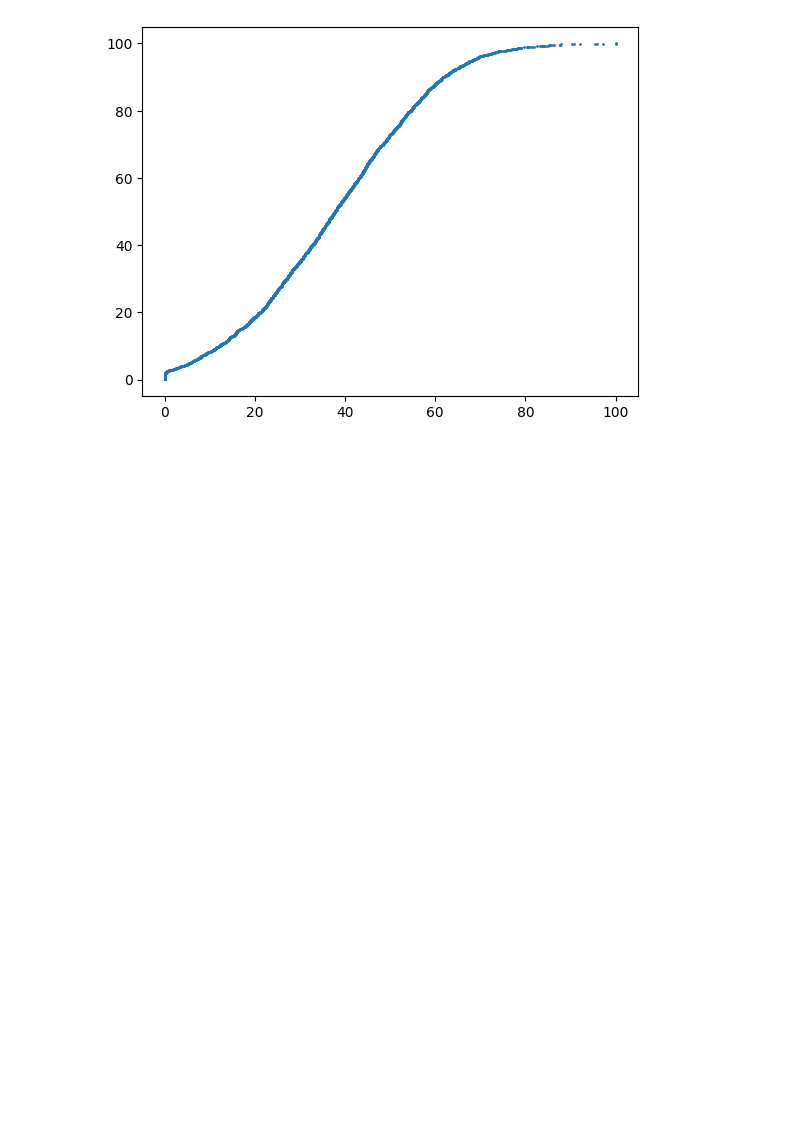
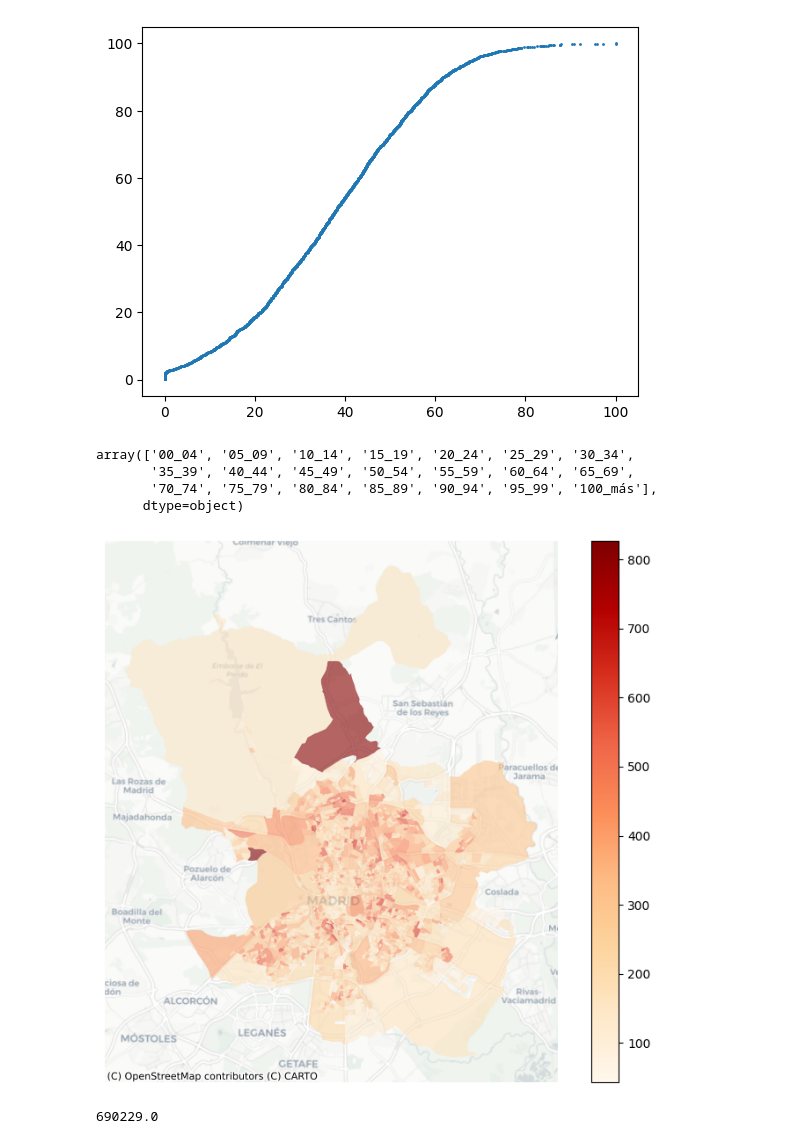
Before and after one commit to mehrrero/madrid_open_data, a Jupyter notebook: text.ipynb, the cells around one changed output. Cells and saved outputs as stored; diff of their text form; code cells hidden in the pictures; blank space fills up the shorter version.

```diff
--- a/text.ipynb
+++ b/text.ipynb
@@ -284,3 +284,44 @@ for key, item in dic.items():
     plt.scatter(x, y, label=key, s=1)
 # %% [output]
 [figure]
+# %%
+dd = df[df['gender']=='ALL']
+# %%
+dd.age_group.unique()
+# %% [output]
+array(['00_04', '05_09', '10_14', '15_19', '20_24', '25_29', '30_34',
+       '35_39', '40_44', '45_49', '50_54', '55_59', '60_64', '65_69',
+       '70_74', '75_79', '80_84', '85_89', '90_94', '95_99', '100_más'],
+      dtype=object)
+# %%
+dd = dd[dd['age_group'].isin(['65_69',
+       '70_74', '75_79', '80_84', '85_89', '90_94', '95_99', '100_más'])]
+# %%
+sec = gpd.read_file(config.paths['data_dir']+'/seccion.geojson')
+sec = sec.rename(columns={
+        'COD_SECCIO': 'census_section_id'
+    })
+dd = dd.groupby('census_section_id').agg(
+        {
+            'population_count': 'sum',
+            'district_id': 'first',
+            'district_name': 'first',
+            'neighborhood_id': 'first',
+            'neighborhood_name': 'first',
+        }
+    )
+dd.reset_index(inplace=True)
+merged = sec.merge(dd, on='census_section_id', how='left')
+# Drop rows with missing values in 'population_count' or 'ratio'
+data = merged.dropna(subset=['population_count', 'ratio'])
+# %%
+import contextily as ctx
+ax = data.plot(column='population_count', cmap='OrRd', legend=True, figsize=(10,8), alpha = 0.6)
+ax.set_axis_off()
+ctx.add_basemap(ax, crs=data.crs.to_string(), source=ctx.providers.CartoDB.Positron)
+# %% [output]
+[figure, added]
+# %%
+data.population_count.sum()
+# %% [output]
+690229.0
```
Also changed, not shown: parts of 1 cell of this notebook, 1 other file.
